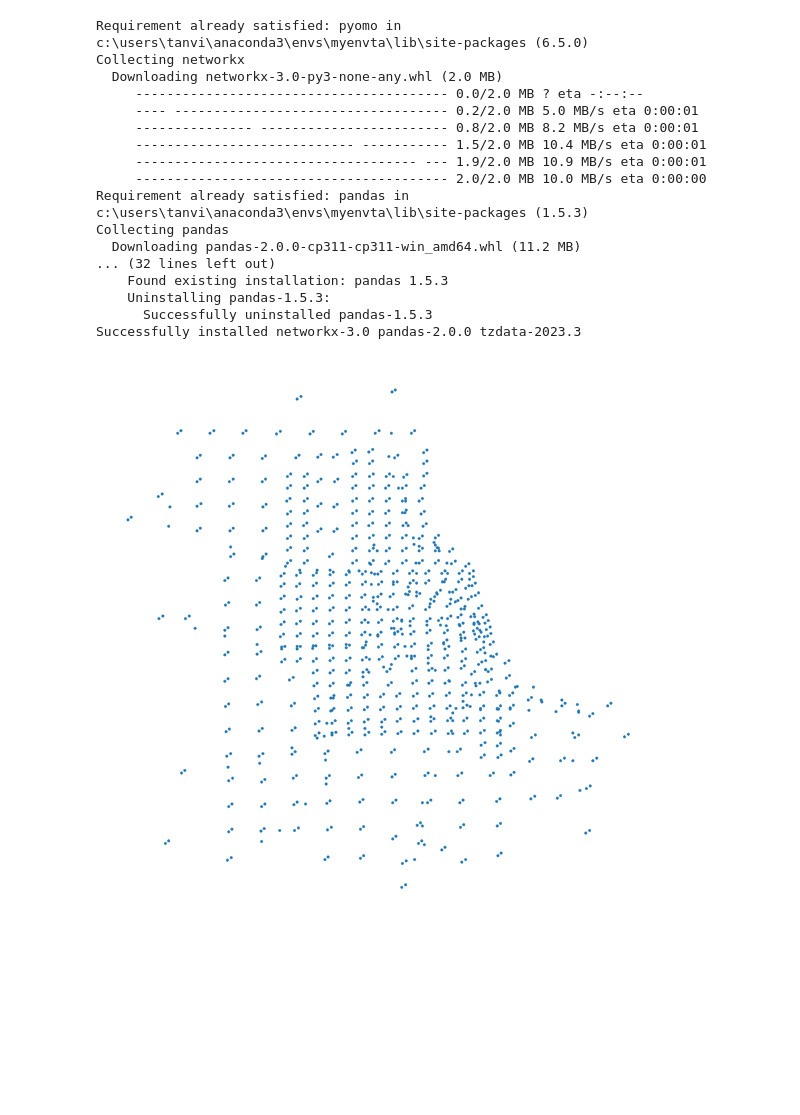
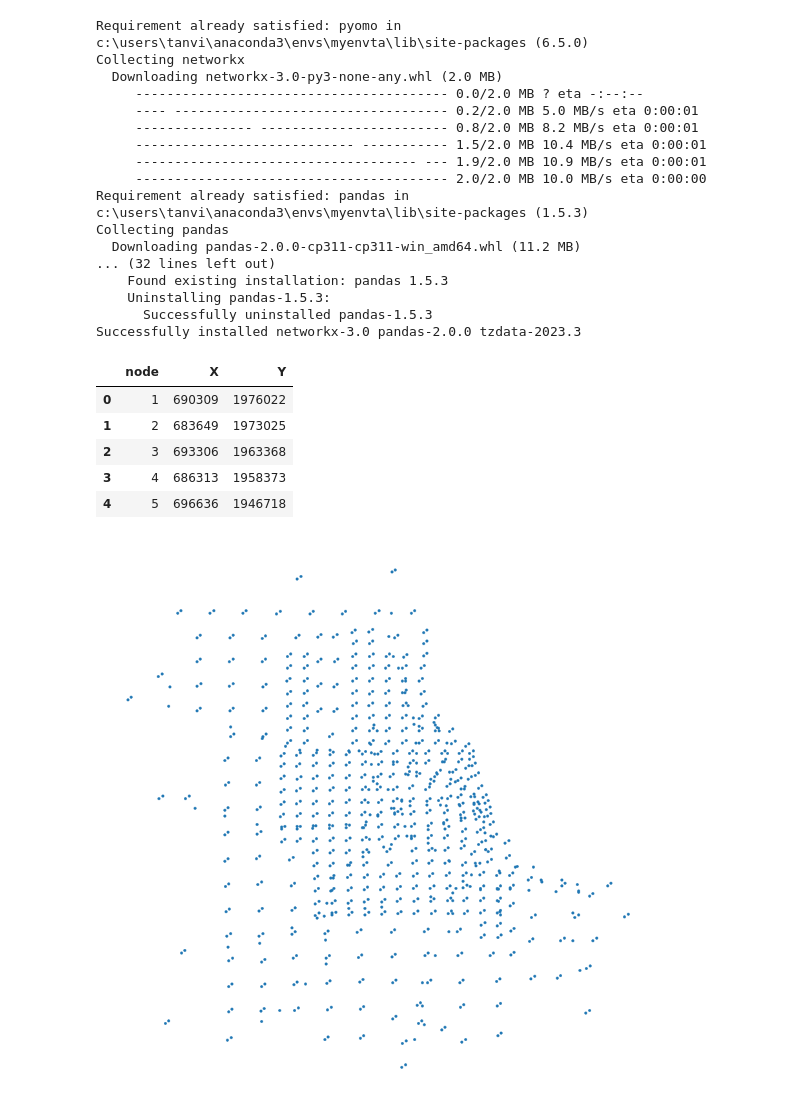
Before and after one commit to tanvAhamed/pyomo-medical-centers-allocation, a Jupyter notebook: ResourceAllocationOpt.ipynb, the cells around one changed output. Cells and saved outputs as stored; diff of their text form; code cells hidden in the pictures; blank space fills up the shorter version.

```diff
--- a/ResourceAllocationOpt.ipynb
+++ b/ResourceAllocationOpt.ipynb
@@ -27,4 +27,17 @@ import numpy as np
 import random
 import networkx as nx
 import pandas as pd
+# %%
+# Reading the "node" CSV file into a pandas DataFrame
+df = pd.read_csv('node.csv')
+
+# Displaying the DataFrame
+df.head(5)
+# %% [output]
+|  | node | X | Y |
+| 0 | 1 | 690309 | 1976022 |
+| 1 | 2 | 683649 | 1973025 |
+| 2 | 3 | 693306 | 1963368 |
+| 3 | 4 | 686313 | 1958373 |
+| 4 | 5 | 696636 | 1946718 |
 # %%
```
Also changed, not shown: parts of 4 cells of this notebook, 1 other file.
